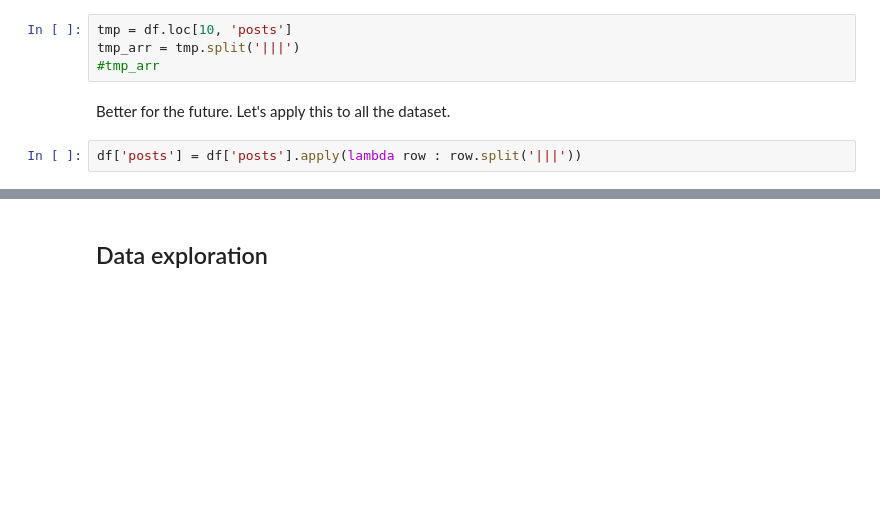
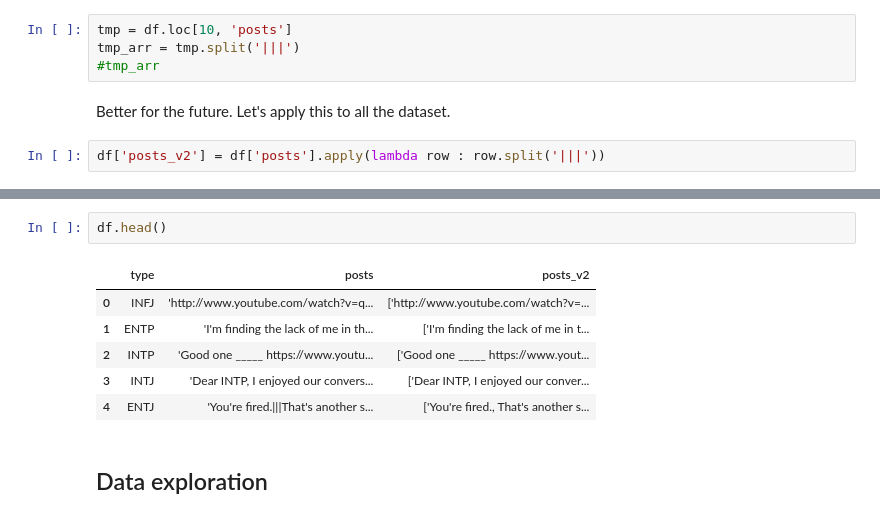
Before and after one commit to anthonyuzan/mbti-prediction, a Jupyter notebook: Data analysis.ipynb, the cells around one changed output, grey strips where cells are left out. Saved outputs shown, nothing was run; the diff lists cells and outputs as text; blank space fills up the shorter version.

```diff
--- a/Data analysis.ipynb
+++ b/Data analysis.ipynb
@@ -53,7 +56,7 @@ tmp_arr = tmp.split('|||')
 # %% [markdown]
 Better for the future. Let's apply this to all the dataset.
 # %%
-df['posts'] = df['posts'].apply(lambda row : row.split('|||'))
+df['posts_v2'] = df['posts'].apply(lambda row : row.split('|||'))
 # %%
 df.info()
 # %% [output]
@@ -69,3 +73,12 @@ memory usage: 135.7+ KB
+# %%
+df.head()
+# %% [output]
+|  | type | posts | posts_v2 |
+| 0 | INFJ | 'http://www.youtube.com/watch?v=q... | ['http://www.youtube.com/watch?v=... |
+| 1 | ENTP | 'I'm finding the lack of me in th... | ['I'm finding the lack of me in t... |
+| 2 | INTP | 'Good one _____ https://www.youtu... | ['Good one _____ https://www.yout... |
+| 3 | INTJ | 'Dear INTP, I enjoyed our convers... | ['Dear INTP, I enjoyed our conver... |
+| 4 | ENTJ | 'You're fired.|||That's another s... | ['You're fired., That's another s... |
 # %% [markdown]
 ## Data exploration
 # %% [markdown]
```
Also changed, not shown: parts of 11 cells of this notebook.
